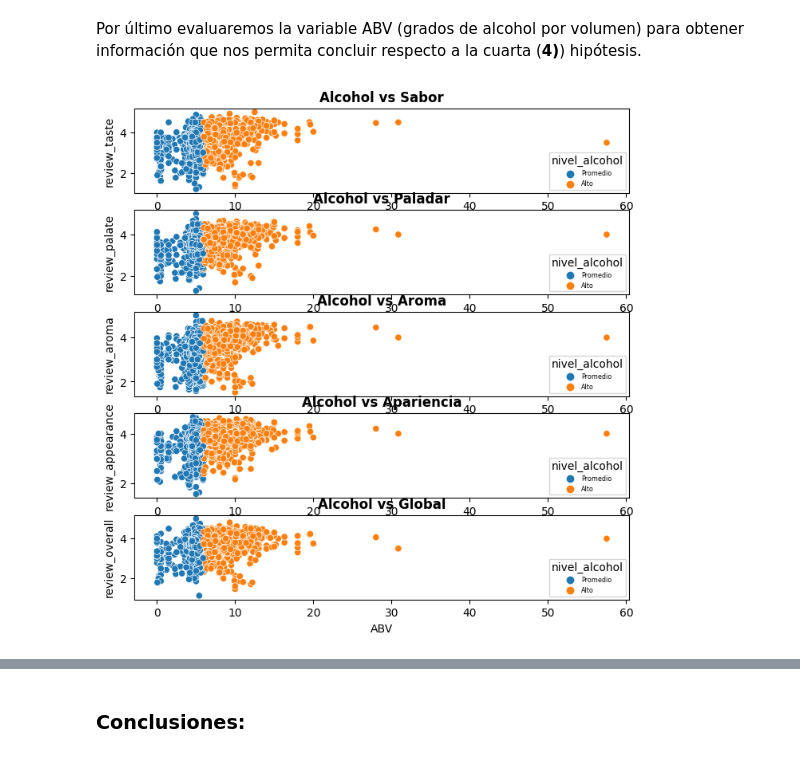
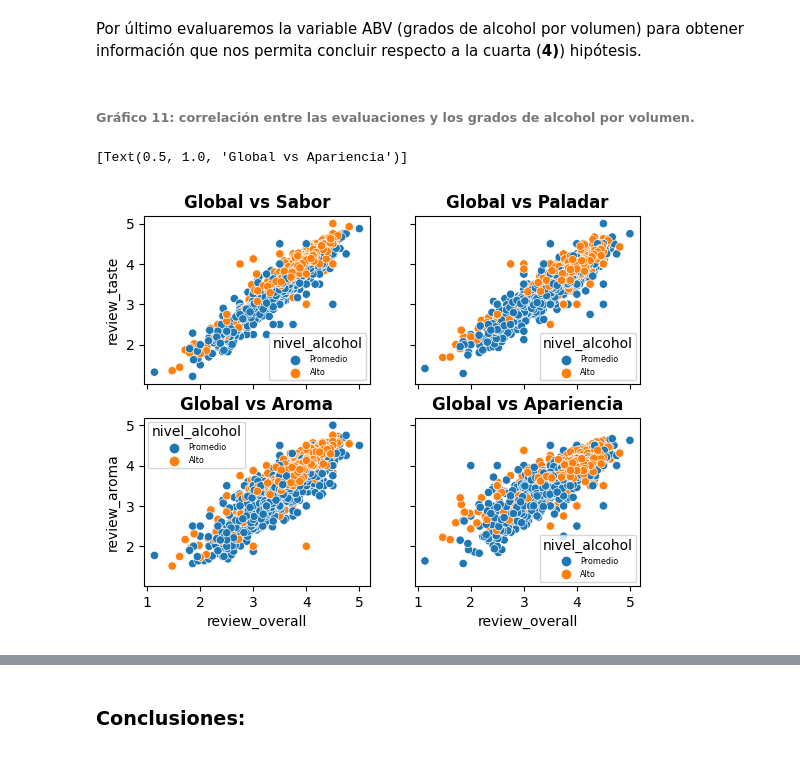
Before and after one commit to JMRRT1992/Coderhouse, a Jupyter notebook: Proyecto/Data/Raw/Entrega 3/ProyectoDS_ParteI_ReyesRetanaT.ipynb, the cells around one changed output, grey strips where cells are left out. Saved outputs shown, nothing was run; the diff lists cells and outputs as text; code cells hidden in the pictures.

```diff
--- a/Proyecto/Data/Raw/Entrega 3/ProyectoDS_ParteI_ReyesRetanaT.ipynb
+++ b/Proyecto/Data/Raw/Entrega 3/ProyectoDS_ParteI_ReyesRetanaT.ipynb
@@ -529,20 +552,15 @@ Text(0.5, 0.98, 'Paladar vs Sabor')
 [figure]
 # %% [markdown]
 Por último evaluaremos la variable ABV (grados de alcohol por volumen) para obtener información que nos permita concluir respecto a la cuarta (**4)**) hipótesis.
+# %% [markdown]
+###### Gráfico 11: correlación entre las evaluaciones y los grados de alcohol por volumen.
 # %%
-# Gráfico de puntos para encontrar correlaciones entre la variable ABV y las reseñas:
-alcohol = plt.figure(figsize = (8,8))
-gs_alc = alcohol.add_gridspec(5,1)
-
-ABV_taste = alcohol.add_subplot(gs_alc[0,0])
-sns.scatterplot(data = wrk_df, x = 'ABV', y = 'review_taste', hue = 'nivel_alcohol', c = "orange").set(title = "Alcohol vs Sabor")
-ABV_palate = alcohol.add_subplot(gs_alc[1,0])
-sns.scatterplot(data = wrk_df, x = 'ABV', y = 'review_palate', hue = 'nivel_alcohol', c = "green").set(title = "Alcohol vs Paladar")
-alcohol.add_subplot(gs_alc[2,0])
-ABV_aroma = sns.scatterplot(data = wrk_df, x = 'ABV', y = 'review_aroma', hue = 'nivel_alcohol', c = "yellow").set(title = "Alcohol vs Aroma")
-alcohol.add_subplot(gs_alc[3,0])
-ABV_appear = sns.scatterplot(data = wrk_df, x = 'ABV', y = 'review_appearance', hue = 'nivel_alcohol', c = "blue").set(title = "Alcohol vs Apariencia")
-alcohol.add_subplot(gs_alc[4,0])
-ABV_global = sns.scatterplot(data = wrk_df, x = 'ABV', y = 'review_overall', hue = 'nivel_alcohol', c = "red").set(title = "Alcohol vs Global")
+# Gráfico para comparar las calificaciones global y de sabor, paladar, aroma y apariencia dividiendo por nivel de alcohol.
+calif,axes = plt.subplots(nrows = 2, ncols = 2, sharex = True, sharey = True)
+sns.scatterplot(ax = axes[0,0], data = wrk_df, x = "review_overall", y = "review_taste", hue = 'nivel_alcohol', legend = "full", c = "orange").set(title = "Global vs Sabor")
+sns.scatterplot(ax = axes[0,1], data = wrk_df, x = "review_overall", y = "review_palate", hue = 'nivel_alcohol', legend = "full", c = "green").set(title = "Global vs Paladar")
+sns.scatterplot(ax = axes[1,0], data = wrk_df, x = "review_overall", y = "review_aroma", hue = 'nivel_alcohol', legend = "full", c = "yellow").set(title = "Global vs Aroma")
+sns.scatterplot(ax = axes[1,1], data = wrk_df, x = "review_overall", y = "review_appearance", hue = 'nivel_alcohol', legend = "full").set(title = "Global vs Apariencia")
 # %% [output]
+[Text(0.5, 1.0, 'Global vs Apariencia')]
-[figure, old version]
+[figure, new version]
```
Also changed, not shown: parts of 25 cells of this notebook.
